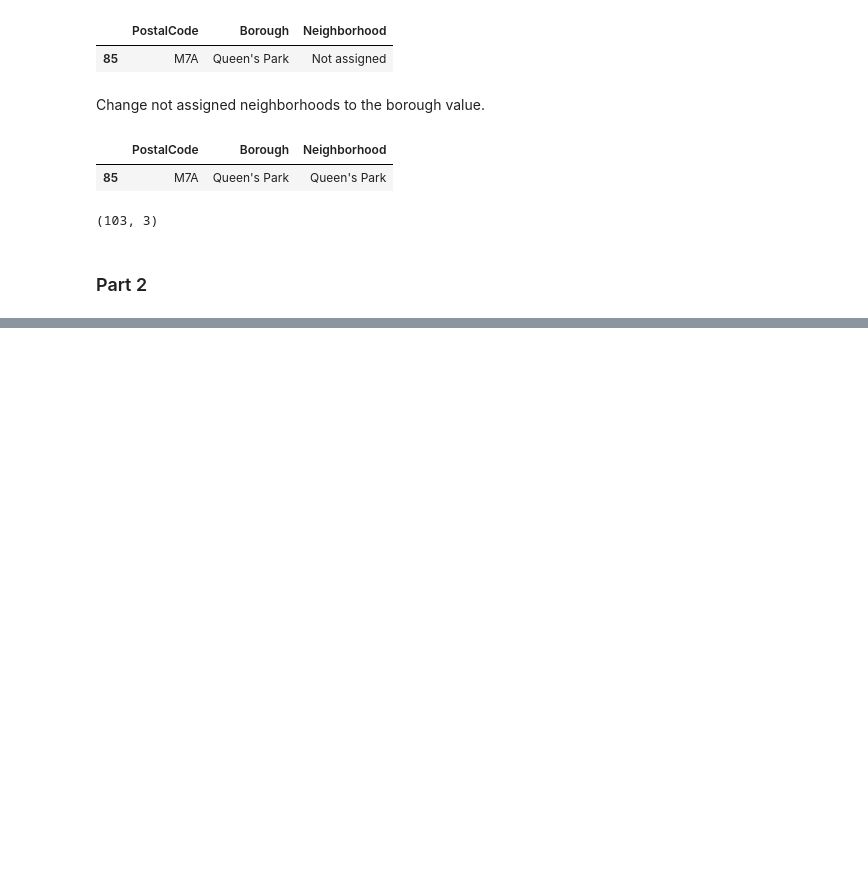
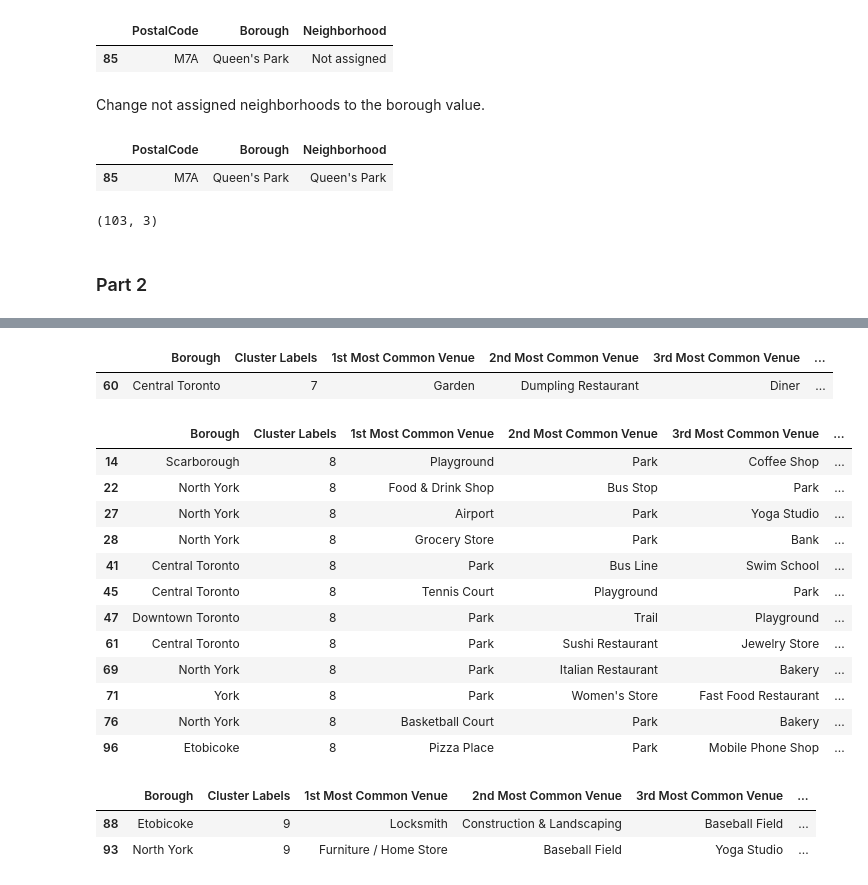
Before and after one commit to terryacox/Coursera_Capstone, a Jupyter notebook: Toronto_Neighborhoods.ipynb, the cells around one changed output, grey strips where cells are left out. Drawn from its saved outputs; the diff is of its cells as text; code cells hidden in the pictures; blank space fills up the shorter version.

```diff
--- a/Toronto_Neighborhoods.ipynb
+++ b/Toronto_Neighborhoods.ipynb
@@ -108,0 +529,27 @@ new_df.shape
+# %%
+to_merged.loc[to_merged['Cluster Labels'] == 7, to_merged.columns[[1] + list(range(5, 11))]]
+# %% [output]
+|  | Borough | Cluster Labels | 1st Most Common Venue | 2nd Most Common Venue | 3rd Most Common Venue | ... |
+| 60 | Central Toronto | 7 | Garden | Dumpling Restaurant | Diner | ... |
+# %%
+to_merged.loc[to_merged['Cluster Labels'] == 8, to_merged.columns[[1] + list(range(5, 11))]]
+# %% [output]
+|  | Borough | Cluster Labels | 1st Most Common Venue | 2nd Most Common Venue | 3rd Most Common Venue | ... |
+| 14 | Scarborough | 8 | Playground | Park | Coffee Shop | ... |
+| 22 | North York | 8 | Food & Drink Shop | Bus Stop | Park | ... |
+| 27 | North York | 8 | Airport | Park | Yoga Studio | ... |
+| 28 | North York | 8 | Grocery Store | Park | Bank | ... |
+| 41 | Central Toronto | 8 | Park | Bus Line | Swim School | ... |
+| 45 | Central Toronto | 8 | Tennis Court | Playground | Park | ... |
+| 47 | Downtown Toronto | 8 | Park | Trail | Playground | ... |
+| 61 | Central Toronto | 8 | Park | Sushi Restaurant | Jewelry Store | ... |
+| 69 | North York | 8 | Park | Italian Restaurant | Bakery | ... |
+| 71 | York | 8 | Park | Women's Store | Fast Food Restaurant | ... |
+| 76 | North York | 8 | Basketball Court | Park | Bakery | ... |
+| 96 | Etobicoke | 8 | Pizza Place | Park | Mobile Phone Shop | ... |
+# %%
+to_merged.loc[to_merged['Cluster Labels'] == 9, to_merged.columns[[1] + list(range(5, 11))]]
+# %% [output]
+|  | Borough | Cluster Labels | 1st Most Common Venue | 2nd Most Common Venue | 3rd Most Common Venue | ... |
+| 88 | Etobicoke | 9 | Locksmith | Construction & Landscaping | Baseball Field | ... |
+| 93 | North York | 9 | Furniture / Home Store | Baseball Field | Yoga Studio | ... |
```
Also changed, not shown: parts of 37 cells of this notebook.
